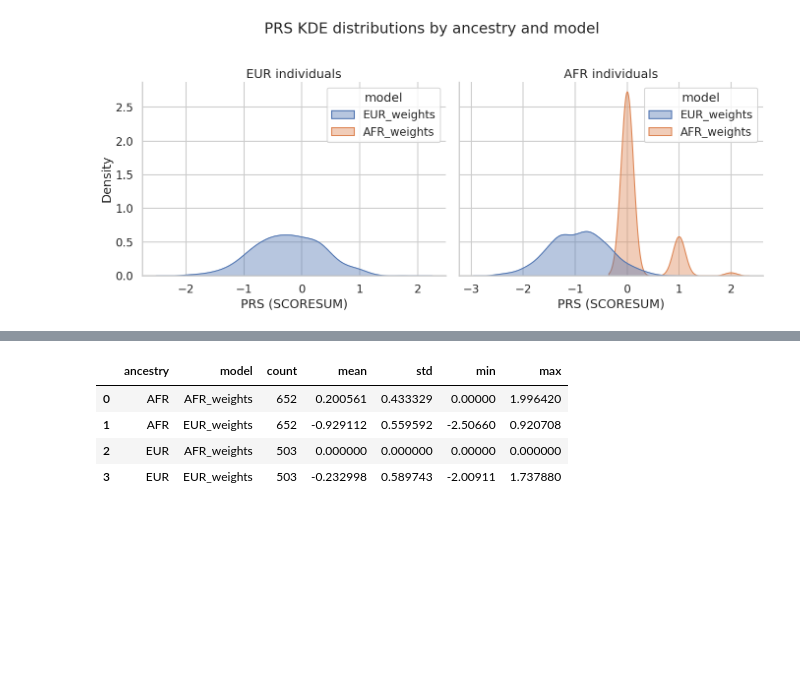
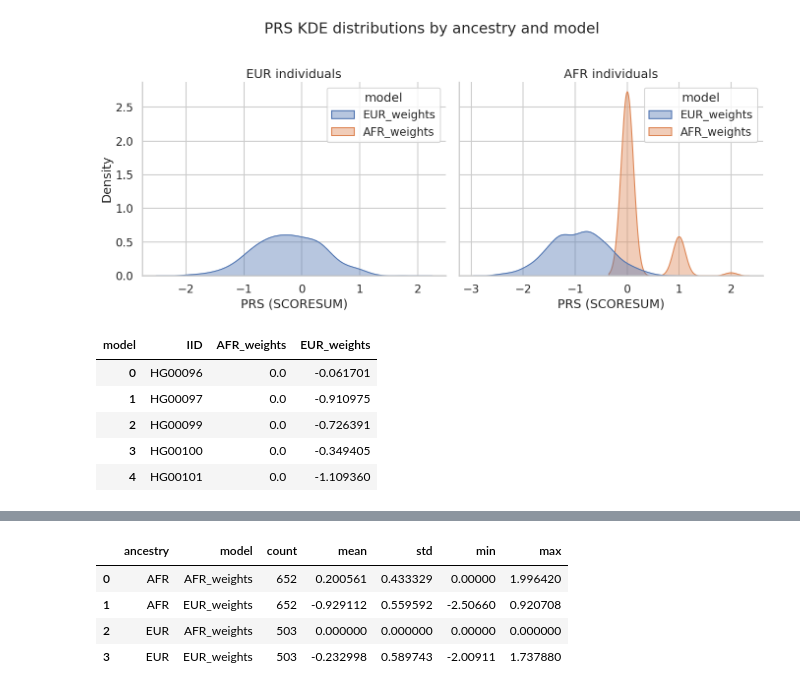
Before and after one commit to MAlam1802/begining-bioinformatics, a Jupyter notebook: Project Repo/Cross_Ancestry_PRS.ipynb, the cells around one changed output, grey strips where cells are left out. Cells and saved outputs as stored; diff of their text form; code cells hidden in the pictures; blank space fills up the shorter version.

```diff
--- a/Project Repo/Cross_Ancestry_PRS.ipynb
+++ b/Project Repo/Cross_Ancestry_PRS.ipynb
@@ -338,3 +341,17 @@ plt.tight_layout()
 plt.show()
 # %% [output]
 [figure]
+# %%
+# For EUR individuals: PRS_EUR_weights_on_EUR AND PRS_AFR_weights_on_EUR
+prs_eur = prs_long[prs_long["ancestry"] == "EUR"].pivot_table(
+    index="IID", columns="model", values="PRS"
+).reset_index()
+
+prs_eur.head()
+# %% [output]
+| model | IID | AFR_weights | EUR_weights |
+| 0 | HG00096 | 0.0 | -0.061701 |
+| 1 | HG00097 | 0.0 | -0.910975 |
+| 2 | HG00099 | 0.0 | -0.726391 |
+| 3 | HG00100 | 0.0 | -0.349405 |
+| 4 | HG00101 | 0.0 | -1.109360 |
```
Also changed, not shown: parts of 8 cells of this notebook.
